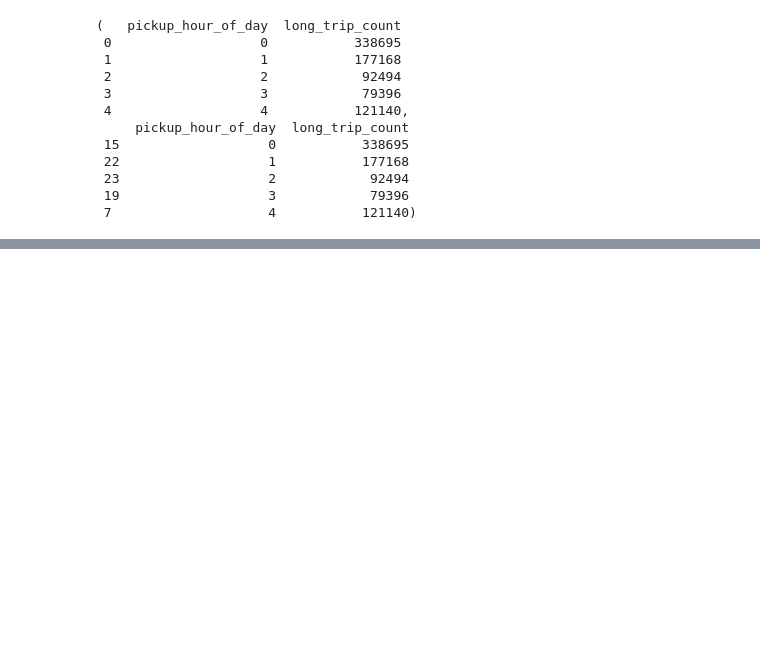
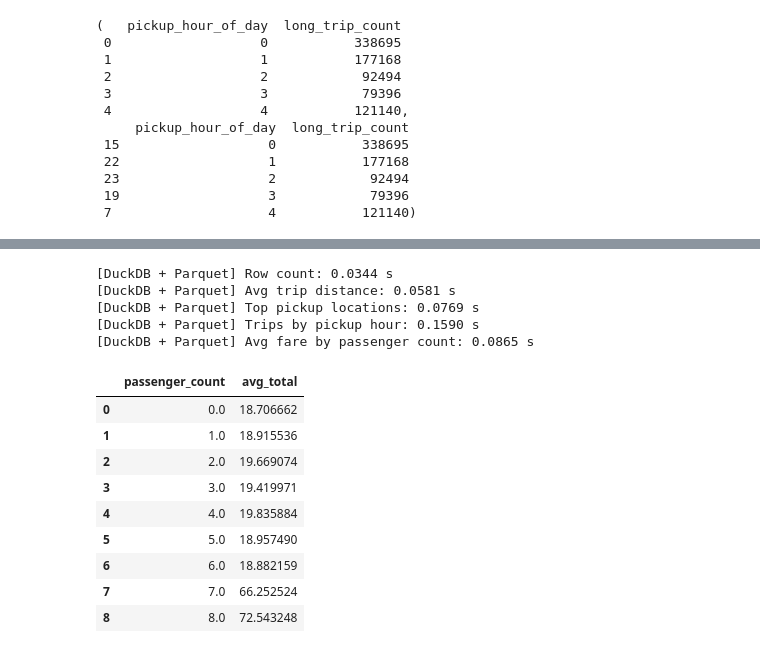
Before and after one commit to biljanaa33/big_data, a Jupyter notebook: assignment5.ipynb, the cells around one changed output, grey strips where cells are left out. Cells and saved outputs as stored; diff of their text form; code cells hidden in the pictures; blank space fills up the shorter version.

```diff
--- a/assignment_5_clean.ipynb
+++ b/assignment5.ipynb
@@ -1738,0 +2132,47 @@ performance_table
+# %%
+# Parquet
+con_duck_pq = duckdb.connect()
+con_duck_pq.execute("""
+    CREATE OR REPLACE VIEW taxi AS
+    SELECT * FROM parquet_scan('benchmark_data/parquet/*.parquet')
+""")
+
+run_benchmark("Row count", "DuckDB", "Parquet",
+    lambda: con_duck_pq.execute("SELECT COUNT(*) FROM taxi").fetchone()[0])
+
+run_benchmark("Avg trip distance", "DuckDB", "Parquet",
+    lambda: con_duck_pq.execute("SELECT AVG(trip_distance) FROM taxi").fetchone()[0])
+
+run_benchmark("Top pickup locations", "DuckDB", "Parquet",
+    lambda: con_duck_pq.execute("""
+        SELECT PULocationID, COUNT(*) AS trip_count
+        FROM taxi GROUP BY PULocationID ORDER BY trip_count DESC LIMIT 10
+    """).fetchdf())
+
+run_benchmark("Trips by pickup hour", "DuckDB", "Parquet",
+    lambda: con_duck_pq.execute("""
+        SELECT EXTRACT(HOUR FROM tpep_pickup_datetime) AS pickup_hour, COUNT(*) AS trip_count
+        FROM taxi GROUP BY pickup_hour ORDER BY pickup_hour
+    """).fetchdf())
+
+run_benchmark("Avg fare by passenger count", "DuckDB", "Parquet",
+    lambda: con_duck_pq.execute("""
+        SELECT passenger_count, AVG(total_amount) AS avg_total
+        FROM taxi GROUP BY passenger_count ORDER BY passenger_count
+    """).fetchdf())
+# %% [output]
+[DuckDB + Parquet] Row count: 0.0344 s
+[DuckDB + Parquet] Avg trip distance: 0.0581 s
+[DuckDB + Parquet] Top pickup locations: 0.0769 s
+[DuckDB + Parquet] Trips by pickup hour: 0.1590 s
+[DuckDB + Parquet] Avg fare by passenger count: 0.0865 s
+|  | passenger_count | avg_total |
+| 0 | 0.0 | 18.706662 |
+| 1 | 1.0 | 18.915536 |
+| 2 | 2.0 | 19.669074 |
+| 3 | 3.0 | 19.419971 |
+| 4 | 4.0 | 19.835884 |
+| 5 | 5.0 | 18.957490 |
+| 6 | 6.0 | 18.882159 |
+| 7 | 7.0 | 66.252524 |
+| 8 | 8.0 | 72.543248 |
```
Also changed, not shown: parts of 44 cells of this notebook.
